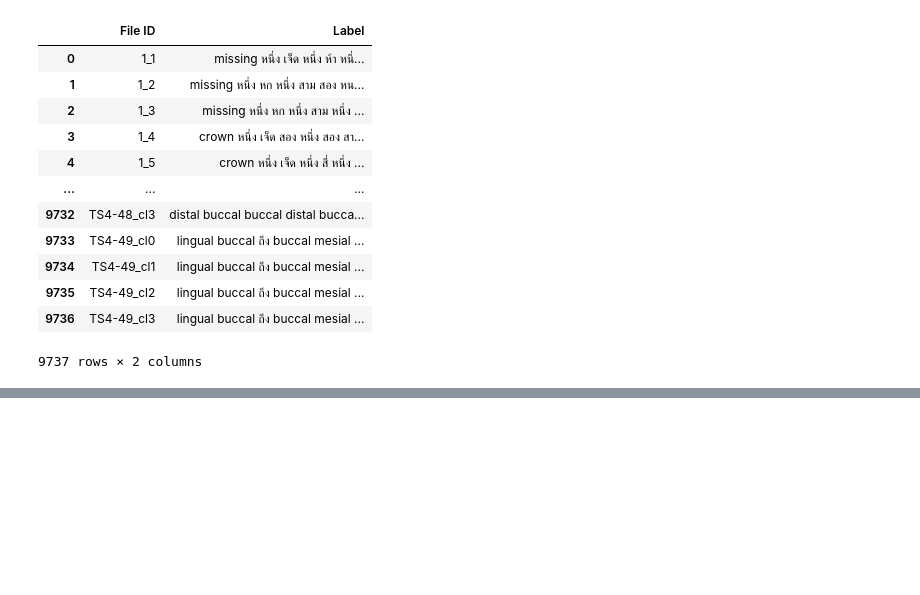
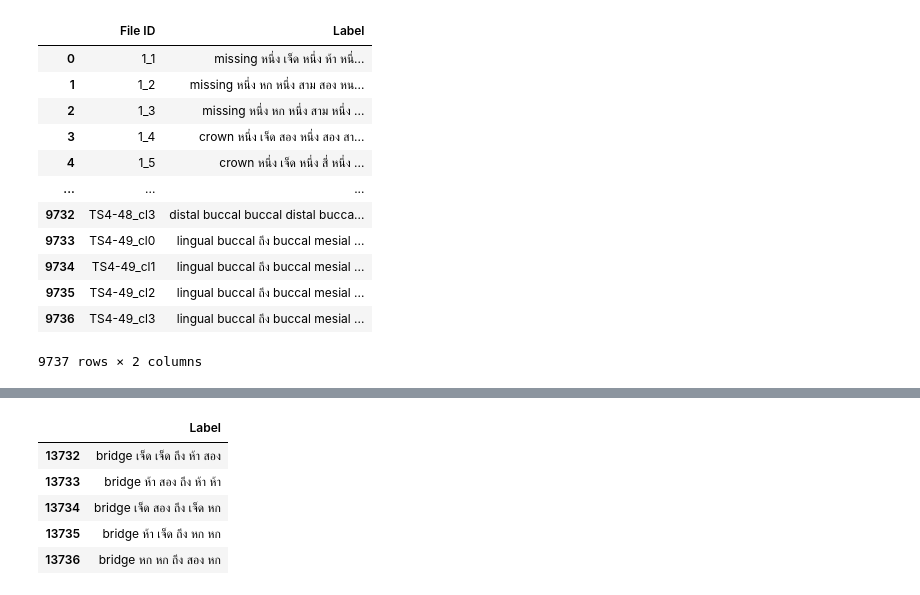
Before and after one commit to gotnps/retune, a Jupyter notebook: dent/generateLmData.ipynb, the cells around one changed output, grey strips where cells are left out. Saved outputs shown, nothing was run; the diff lists cells and outputs as text; code cells hidden in the pictures; blank space fills up the shorter version.

```diff
--- a/dent/generateLmData.ipynb
+++ b/dent/generateLmData.ipynb
@@ -85,0 +179,21 @@ df
+# %%
+#bridge
+for _ in range(2000) :
+    label = 'bridge '
+    for _ in range(2):
+        number = random.choice(numbers)
+        label += number + ' '
+    label += 'ถึง '
+    for _ in range(2):
+        number = random.choice(numbers)
+        label += number + ' '
+    df.loc[len(df)] = {'Label' : label}
+
+df.tail()
+# %% [output]
+|  | Label |
+| 13732 | bridge เจ็ด เจ็ด ถึง ห้า สอง |
+| 13733 | bridge ห้า สอง ถึง ห้า ห้า |
+| 13734 | bridge เจ็ด สอง ถึง เจ็ด หก |
+| 13735 | bridge ห้า เจ็ด ถึง หก หก |
+| 13736 | bridge หก หก ถึง สอง หก |
```
Also changed, not shown: parts of 19 cells of this notebook, 2 other files.
